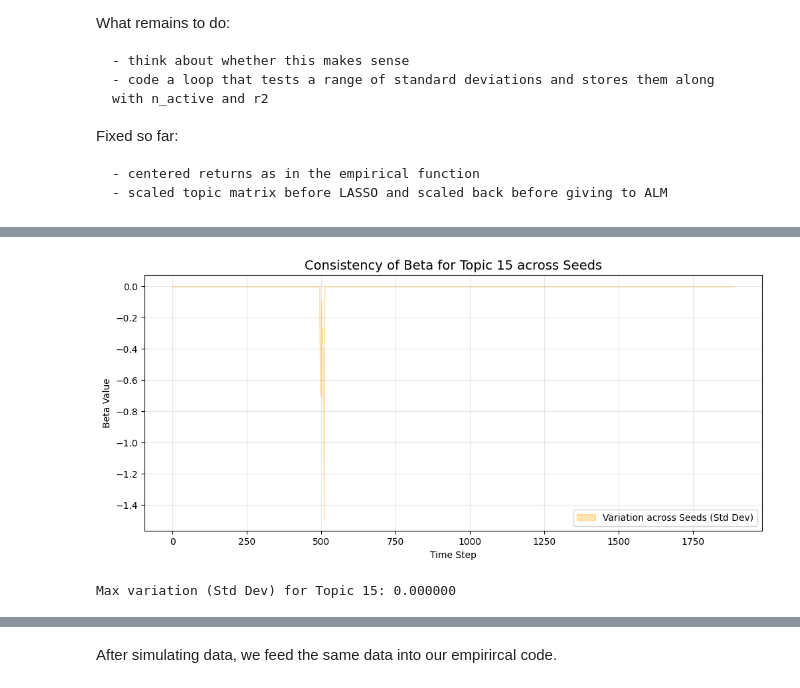
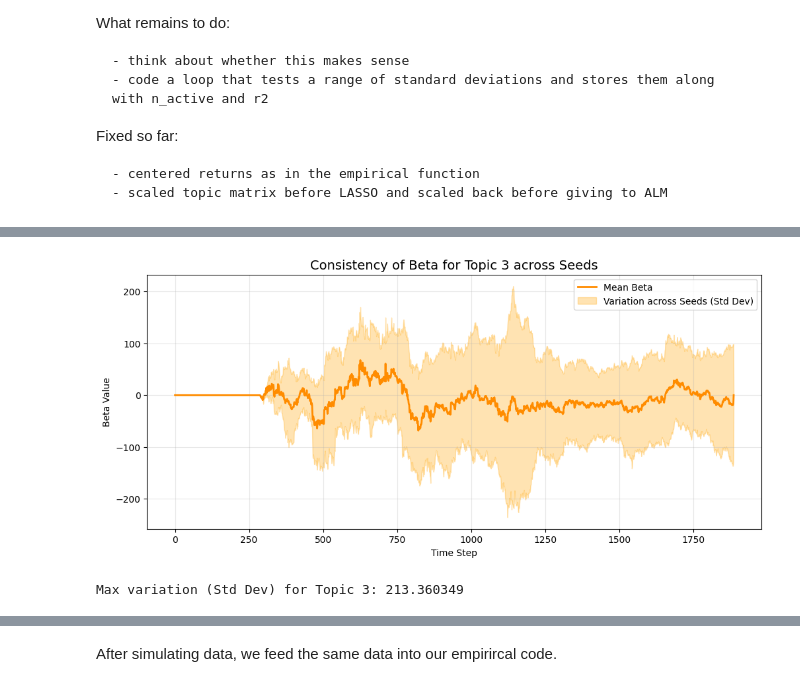
Before and after one commit to TommasoDF/Lasso_paper, a Jupyter notebook: Theory/simulate_with_topics_v2.ipynb, the cells around one changed output, grey strips where cells are left out. Saved outputs shown, nothing was run; the diff lists cells and outputs as text; code cells hidden in the pictures.

```diff
--- a/Theory/simulate_with_topics_v2.ipynb
+++ b/Theory/simulate_with_topics_v2.ipynb
@@ -37,7 +41,7 @@ from grid_search import estimate_single_config_fast
 # Parameter calibration
 a = 1.001 # mean of the dividend process
 gamma = 2.0 # risk aversion
-sigma = 0.01 # std dev of the dividend process
+sigma = 0.00006 # std dev of the dividend process
 delta = 0.96 # discount factor
 phi = np.exp(sigma**2 / 2) # correction term for lognormality
 kappa = delta * a ** ( - gamma) * phi
@@ -46,16 +50,9 @@ print(f"w: {w}, kappa: {kappa}")
 
 import statsmodels.api as sm
 
-# load topics
 topics = pd.read_csv(r"C:\Users\jonat\Lasso_paper\Empirical\data\merged_return_topic_data.csv")
-# keep only the relevant columns (those that conatin no numbers in their name)
 topics = topics[[col for col in topics.columns if not any(char.isdigit() for char in col)]]
-# set date as index
 topics.set_index('date', inplace=True)
-# extract innovations
 topics = to_ar1_innovations(topics)
-# delete first row since it will be all NaN after the AR(1) transformation
 topics = topics.iloc[1:]
-
-topics = topics.apply(lambda x: winsorize(x, limits=[0.01, 0.01]))
 # %% [output]
@@ -298,14 +193,14 @@ def estimate_kappa_nls(predictions, r_offline, w, correct_with_tanh=True, rollin
         print(f"Curve fit failed: {e}")
         return np.nan, np.nan, np.nan
 # %%
-lambda_lasso = 0.001
+lambda_lasso = 0.00239
 beta_offline, r_offline, n_active, predictions = multivariate_CGL_offline_lasso(topics,
                                                                    sigma,
                                                                    kappa,
                                                                    w,
-                                                                   rolling_window_size = 200,
+                                                                   rolling_window_size = 252,
                                                                    lambda_lasso = lambda_lasso,
-                                                                   correct_with_tanh=False,
+                                                                   correct_with_tanh=True,
                                                                    random_number=42,
                                                                    standardize=True)
 print(f"Number active {n_active}")
@@ -313,8 +208,12 @@ print(f"Penalty {lambda_lasso}")
 kappa_est, int_est, r2 = estimate_kappa_nls(predictions, r_offline, w=w, correct_with_tanh=True)
 
 print(f"True Kappa: {kappa}, Estimated Kappa: {kappa_est}")
-# plot r_offline for the first run
+
 plt.figure(figsize=(10, 5))
 plt.plot(r_offline, label='r_offline', color='blue')
 plt.title('r_offline over Time ')
+plt.xlabel('Time')
+plt.ylabel('r_offline')
+plt.legend()
+plt.show()
 # %% [output]
@@ -443,12 +231,12 @@ warnings.filterwarnings("ignore", category=ConvergenceWarning)
 results_list = []
 
 # Loop through random states
-for seed in range(5):
+for seed in range(50):
     if seed % 1 == 0:
         print(f"Processing random_state {seed} out of 25...")
 
     # 1. Run the offline Lasso model
-    beta_offline, r_offline, n_active, predictions = multivariate_CGL_offline_lasso(topics, sigma, kappa, w, rolling_window_size = 20, lambda_lasso =  lambda_lasso, correct_with_tanh=True, random_number=seed)
+    beta_offline, r_offline, n_active, predictions = multivariate_CGL_offline_lasso(topics, sigma, kappa, w, rolling_window_size = 252, lambda_lasso =  lambda_lasso, correct_with_tanh=True, random_number=seed)
 
 
     # Clean the beta matrix (handle nesting/singleton dimensions)
@@ -600,7 +389,7 @@ mean_beta_active = np.nanmean(beta_temp, axis=0)
 std_beta_active = np.nanstd(beta_temp, axis=0)
 
 # 4. Plotting for Topic 1
-topic_idx = 15
+topic_idx = 3
 
 # Extract the 1D arrays for the specific topic
 # We use .flatten() just in case there are hidden dimensions
@@ -608,35 +397,36 @@ x = np.arange(mean_beta_active.shape[0])
 y_mean = mean_beta_active[:, topic_idx].flatten()
 y_std = std_beta_active[:, topic_idx].flatten()
 
 # Fill NaNs with 0 for the plot so it doesn't break the line
 y_mean_plot = np.nan_to_num(y_mean)
 y_std_plot = np.nan_to_num(y_std)
 
 plt.figure(figsize=(12, 5))
 
 # Plot the mean line
-
+# Gives the mean across seeds for the topic's coefficient at each time step
+plt.plot(x, y_mean_plot, color='darkorange', lw=2, label='Mean Beta')
 
 # Plot the variation band (Std Dev)
-# This will show you exactly if/how much the coefficient differs across runs
+# A wide orange band means that the coefficient is inconsistent across runs, while a narrow band means it's consistent
 plt.fill_between(
     x,
     y_mean_plot - y_std_plot,
     y_mean_plot + y_std_plot,
     alpha=0.3,
     color='orange',
     label='Variation across Seeds (Std Dev)'
 )
 
 plt.title(f'Consistency of Beta for Topic {topic_idx} across Seeds', fontsize=14)
 plt.ylabel('Beta Value')
 plt.xlabel('Time Step')
 plt.legend()
 plt.grid(True, alpha=0.3)
 plt.show()
 
-# Quick check:
+# If all estimations were the same, this would be 0, meaning no variation across seeds
 print(f"Max variation (Std Dev) for Topic {topic_idx}: {np.nanmax(y_std):.6f}")
 # %% [output]
-[figure, old version]
+[figure, new version]
-Max variation (Std Dev) for Topic 15: 0.000000
+Max variation (Std Dev) for Topic 3: 213.360349
```
Also changed, not shown: parts of 17 cells of this notebook, 1 other file.
